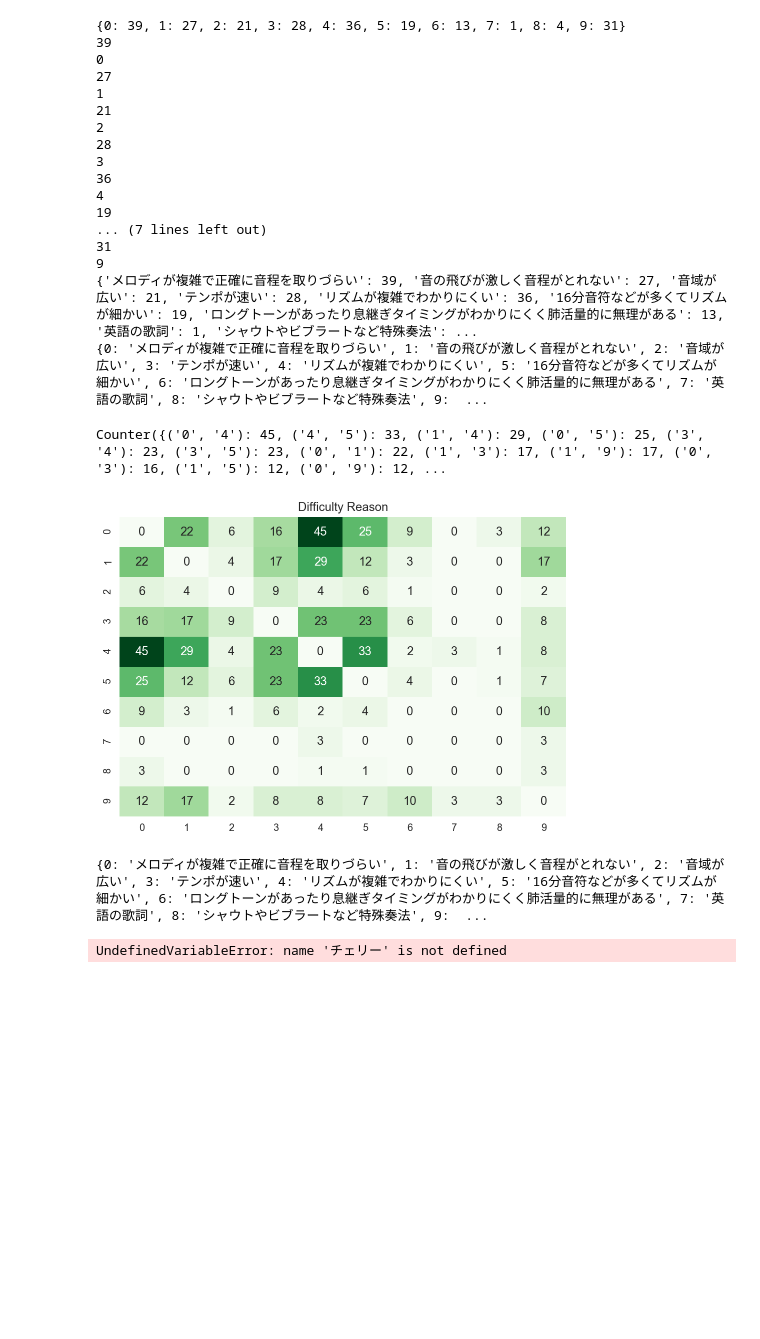
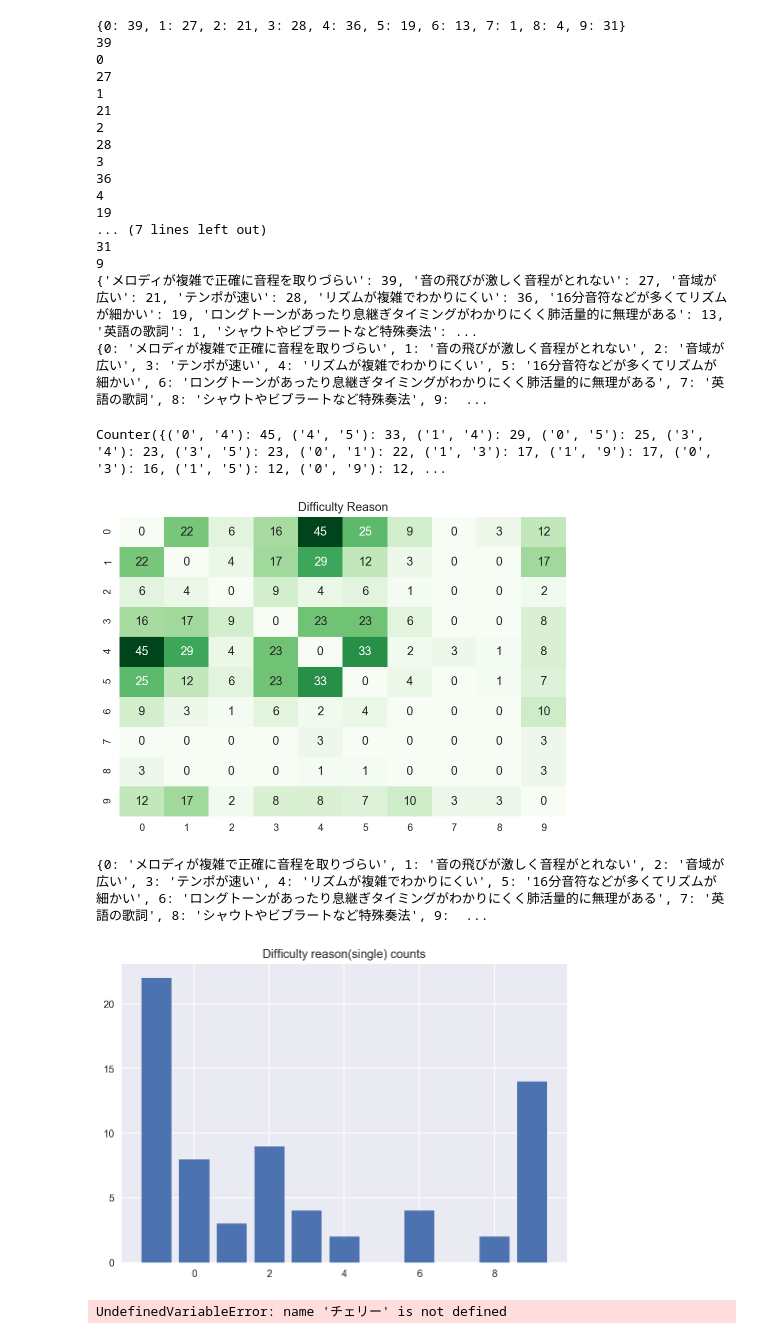
Before and after one commit to LifeEshiniki/sotsuken, a Jupyter notebook: section_analysis_1002.ipynb, the cells around one changed output. Drawn from its saved outputs; the diff is of its cells as text; code cells hidden in the pictures; blank space fills up the shorter version.

```diff
--- a/section_analysis_1002.ipynb
+++ b/section_analysis_1002.ipynb
@@ -737,10 +757,17 @@ print(difficulty_num)
 9
 {'メロディが複雑で正確に音程を取りづらい': 39, '音の飛びが激しく音程がとれない': 27, '音域が広い': 21, 'テンポが速い': 28, 'リズムが複雑でわかりにくい': 36, '16分音符などが多くてリズムが細かい': 19, 'ロングトーンがあったり息継ぎタイミングがわかりにくく肺活量的に無理がある': 13, '英語の歌詞': 1, 'シャウトやビブラートなど特殊奏法': ...
 {0: 'メロディが複雑で正確に音程を取りづらい', 1: '音の飛びが激しく音程がとれない', 2: '音域が広い', 3: 'テンポが速い', 4: 'リズムが複雑でわかりにくい', 5: '16分音符などが多くてリズムが細かい', 6: 'ロングトーンがあったり息継ぎタイミングがわかりにくく肺活量的に無理がある', 7: '英語の歌詞', 8: 'シャウトやビブラートなど特殊奏法', 9:  ...
+# %%
+def remove_none(string):
+    if string == "None":
+        return -1
+    else:
+        return int(string)
 # %%
 a = []
 b = []
 s = []
+tantai = []
 dif = [[0 for i in range (10)] for j in range(10)]
 reason_section = []
 #print(dif)
@@ -754,7 +781,7 @@ for num,reasons in enumerate(a):
     #print("reasons {},{}".format(reasons,type(reasons)))
     reasons = list(map(remove_space,reasons))
     if len(reasons) <= 1:
-        pass
+        tantai.append(remove_none(reasons[0]))
     else:
         lis = tessa(reasons)
         #print("lis : {}".format(lis))
@@ -776,7 +803,7 @@ for num,reasons in enumerate(b):
     #print("reasons {},{}".format(reasons,type(reasons)))
     reasons = list(map(remove_space,reasons))
     if len(reasons) <= 1:
-        pass
+        tantai.append(remove_none(reasons[0]))
     else:
         lis = tessa(reasons)
         #print("lis : {}".format(lis))
@@ -798,36 +825,43 @@ for num,reasons in enumerate(s):
     #print("reasons {},{}".format(reasons,type(reasons)))
     reasons = list(map(remove_space,reasons))
     if len(reasons) <= 1:
-        pass
+        tantai.append(remove_none(reasons[0]))
     else:
         lis = tessa(reasons)
         #print("lis : {}".format(lis))
         if multi_reason == 0:
             cf = Counter(lis)
             #print("tyoyo{}".format(cf))
         else:
             c = Counter(lis)
             cf = c + cf
         multi_reason +=1
 #print("all of riyuu:{}".format(cf))
 cf_S = cf
 reason_section.append(cf_S)
 
 cf_all = cf_A + cf_B + cf_S
 print(cf_all)
 
 for riyuu in cf_all:
     dif[int(riyuu[0])][int(riyuu[1])] += cf_all[riyuu]
     dif[int(riyuu[1])][int(riyuu[0])] += cf_all[riyuu]
 sns.set()
 sns.heatmap(dif,annot= True,cbar=False,cmap="Greens")
 plt.title("Difficulty Reason")
 plt.show()
+tc = Counter(tantai)
+left = tc.keys()
+#left = list(map(str,sorted(tc.keys())))
+height = tc.values()
+plt.title("Difficulty reason(single) counts")
+plt.bar(left,height)
 print(difficulty_num)
 # %% [output]
 Counter({('0', '4'): 45, ('4', '5'): 33, ('1', '4'): 29, ('0', '5'): 25, ('3', '4'): 23, ('3', '5'): 23, ('0', '1'): 22, ('1', '3'): 17, ('1', '9'): 17, ('0', '3'): 16, ('1', '5'): 12, ('0', '9'): 12, ...
 [figure]
 {0: 'メロディが複雑で正確に音程を取りづらい', 1: '音の飛びが激しく音程がとれない', 2: '音域が広い', 3: 'テンポが速い', 4: 'リズムが複雑でわかりにくい', 5: '16分音符などが多くてリズムが細かい', 6: 'ロングトーンがあったり息継ぎタイミングがわかりにくく肺活量的に無理がある', 7: '英語の歌詞', 8: 'シャウトやビブラートなど特殊奏法', 9:  ...
+[figure, added]
 # %%
 df.to_csv("yobijikken_cleaned.csv",encoding="utf-8")
 # %%
```
Also changed, not shown: parts of 1 cell of this notebook.
